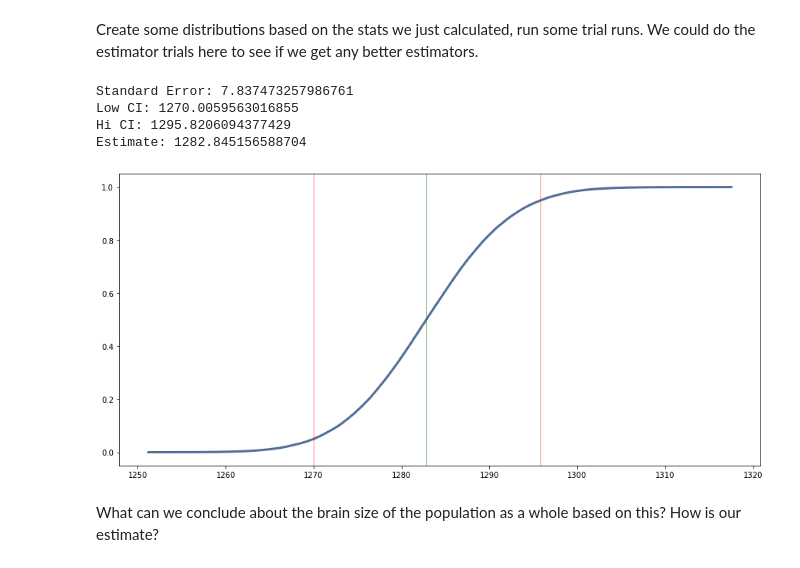
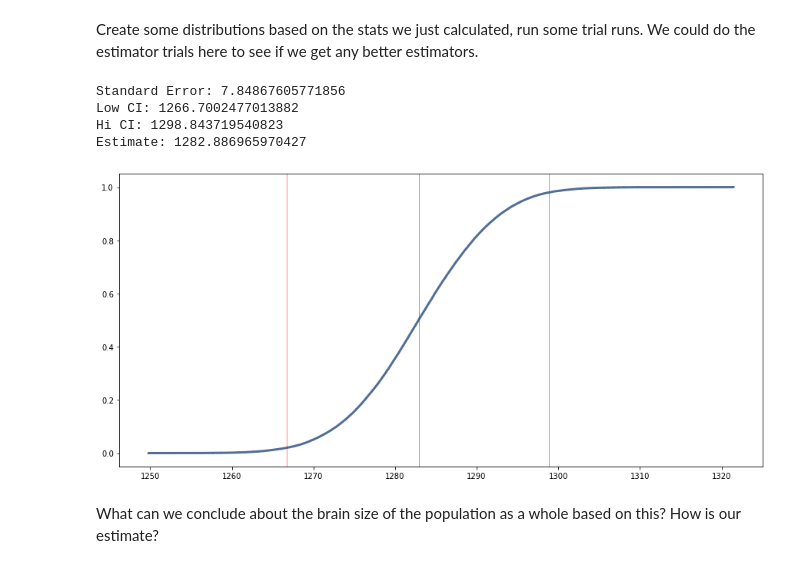
Before and after one commit to zareeiant/Basic_Stats_in_Python_Student_Workbooks, a Jupyter notebook: 012A_samples_and_randomness_sol.ipynb, the cells around one changed output. Cells and saved outputs as stored; diff of their text form; code cells hidden in the pictures.

```diff
--- a/012A_samples_and_randomness_sol.ipynb
+++ b/012A_samples_and_randomness_sol.ipynb
@@ -188,10 +188,12 @@ def simulateNormal(mu=0, sigma=1, n=100, m=10000, ciLow=5, ciHi=95):
         xbar = np.mean(xs)
         means.append(xbar)
     cdf = thinkstats2.Cdf(means)
+    pmf=thinkstats2.Pmf(means)
     ci = cdf.Percentile(ciLow), cdf.Percentile(ciHi)
     muList = [mu] * m
-    stderr = mean_squared_error(means, muList, squared=False)
-    return cdf, ci, stderr
+    stderr = mean_squared_error(means, muList, squared=False)# is squared is false we get RMSE and if it is true you get RMS
+
+    return cdf, ci, stderr,pmf
 # %% [markdown]
 <h2>Generating an Estimate - Here's the big part!</h2>
 
@@ -220,7 +222,8 @@ mu = df["height"].mean()
 sigma = df["height"].std()
 n = df["height"].count()
 
-cdf, ci, stderr = simulateNormal(mu=mu, sigma=sigma, n=n, m=1000, ciLow=5, ciHi=95)
+cdf, ci, stderr,pmf = simulateNormal(mu=mu, sigma=sigma, n=n, m=10000, ciLow=5, ciHi=95)
+print('Emperical mean: ', mu)
 print("Standard Error:", stderr)
 print("Low CI:", ci[0])
 print("Hi CI:", ci[1])
@@ -302,3 +316,17 @@ We can look at another one, brain size. Obviously gettting actual real brains to
+# %%
+def simulateNormal(mu=0, sigma=1, n=100, m=10000, ciLow=5, ciHi=95):
+    means = []
+    for j in range(m):
+        xs = np.random.normal(mu, sigma, n)
+        xbar = np.mean(xs)
+        means.append(xbar)
+    cdf = thinkstats2.Cdf(means)
+
+    ci = cdf.Percentile(ciLow), cdf.Percentile(ciHi)
+    muList = [mu] * m
+    stderr = mean_squared_error(means, muList, squared=False)# is squared is false we get RMSE and if it is true you get RMS
+
+    return cdf, ci, stderr
 # %%
 #Load the data
 #Also relabel the column, for ease of typing
@@ -353,23 +381,23 @@ N: 237
 # %% [markdown]
 Create some distributions based on the stats we just calculated, run some trial runs. We could do the estimator trials here to see if we get any better estimators.
 # %%
-#Generate some trials using the normal simulator like last time.
+#Generate some trials using the normal simulator like last time. we are 96% confident that it is in that range
 #Print the error, confidence intervals, and graph.
-cdf2, ci2, stderr2 = simulateNormal(mu=mu2, sigma=sigma2, n=n2, m=100000, ciLow=5, ciHi=95)
+cdf2, ci2, stderr2 = simulateNormal(mu=mu2, sigma=sigma2, n=n2, m=100000, ciLow=2, ciHi=98)
 print("Standard Error:", stderr2)
 print("Low CI:", ci2[0])
 print("Hi CI:", ci2[1])
 print("Estimate:", cdf2.Mean())
 thinkplot.Cdf(cdf2)
 thinkplot.axvline(cdf2.Mean(), color="green")
 thinkplot.axvline(ci2[0], color="red")
 thinkplot.axvline(ci2[1], color="red")
 # %% [output]
-Standard Error: 7.837473257986761
-Low CI: 1270.0059563016855
-Hi CI: 1295.8206094377429
-Estimate: 1282.845156588704
+Standard Error: 7.84867605771856
+Low CI: 1266.7002477013882
+Hi CI: 1298.843719540823
+Estimate: 1282.886965970427
-[figure, old version]
+[figure, new version]
 # %% [markdown]
 What can we conclude about the brain size of the population as a whole based on this? How is our estimate?
 # %% [markdown]
```
Also changed, not shown: parts of 9 cells of this notebook.
